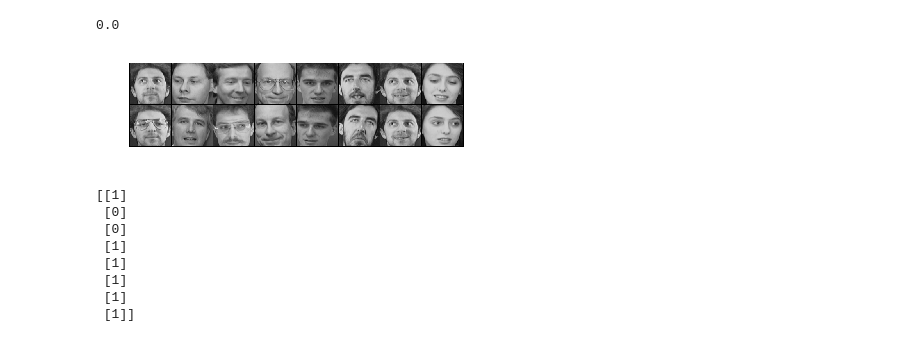
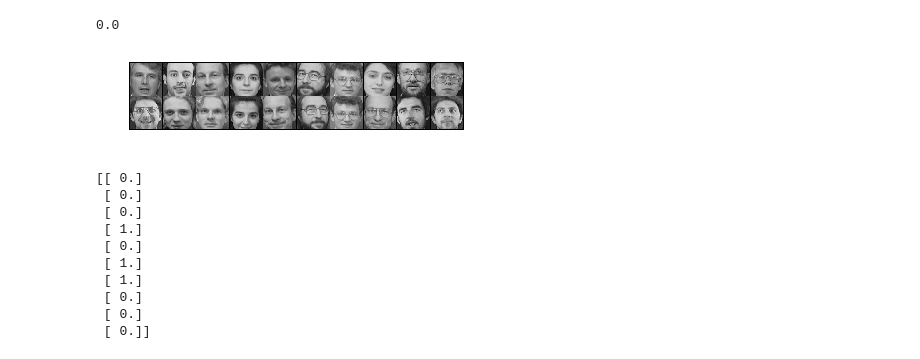
Before and after one commit to ania4data/PyTorch_projects, a Jupyter notebook: Siamese_network/siameye1.ipynb, the cells around one changed output. Drawn from its saved outputs; the diff is of its cells as text; code cells hidden in the pictures.

```diff
--- a/Siamese_network/siameye1.ipynb
+++ b/Siamese_network/siameye1.ipynb
@@ -90,12 +91,15 @@ class att_dataset(Dataset):
 
 #test_loader = torch.utils.data.DataLoader(testset, batch_size=64,shuffle=True)
 # %%
-main_dir='att_faces/'
-train_dir=main_dir+'train/'
-test_dir=main_dir+'test/'
+main_dir='att_faces/train/'
+#train_dir=main_dir+'train/'
+#test_dir=main_dir+'test/'
+batch_size=10
 
 data_transform = transforms.Compose([transforms.Resize(112),
         transforms.CenterCrop(105),
         transforms.ToTensor()]) #,transforms.Normalize((0.5,), (0.5,))
-dataset_att=att_dataset(main_dir='att_faces/',data_transorm=data_transform)
-train_loader = torch.utils.data.DataLoader(dataset_att, batch_size=8,shuffle=True)
+dataset_att=att_dataset(main_dir='att_faces/train/',data_transorm=data_transform)
+train_loader = torch.utils.data.DataLoader(dataset_att, batch_size=batch_size,shuffle=True)
+dataset_att2=att_dataset(main_dir='att_faces/test/',data_transorm=data_transform)
+test_loader = torch.utils.data.DataLoader(dataset_att2, batch_size=batch_size,shuffle=True)
@@ -117,16 +119,18 @@ def show_plot(iteration,loss):
 # %%
 example_batch = next(iter(train_loader))
 concatenated = torch.cat((example_batch[0],example_batch[1]),0)
-imshow(torchvision.utils.make_grid(concatenated))
+imshow(torchvision.utils.make_grid(concatenated,nrow=batch_size))
 print(example_batch[2].numpy())
 #plt.imshow(example_batch[0])
 # %% [output]
-[figure, old version]
+[figure, new version]
-[[1]
- [0]
- [0]
- [1]
- [1]
- [1]
- [1]
- [1]]
+[[ 0.]
+ [ 0.]
+ [ 0.]
+ [ 1.]
+ [ 0.]
+ [ 1.]
+ [ 1.]
+ [ 0.]
+ [ 0.]
+ [ 0.]]
```
Also changed, not shown: parts of 15 cells of this notebook, 5 other files.
